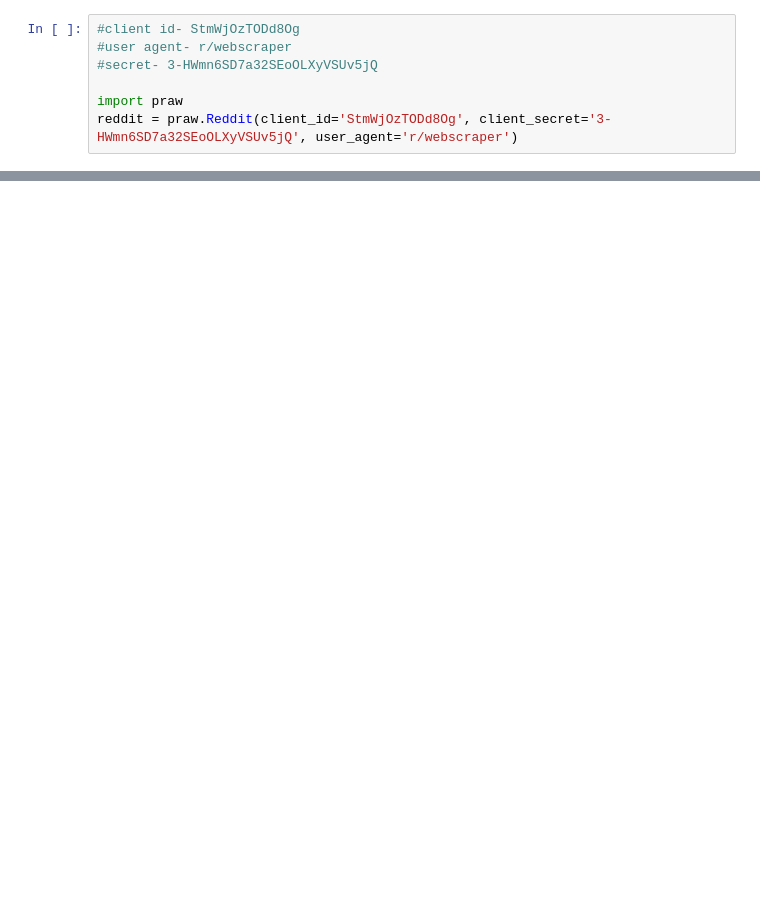
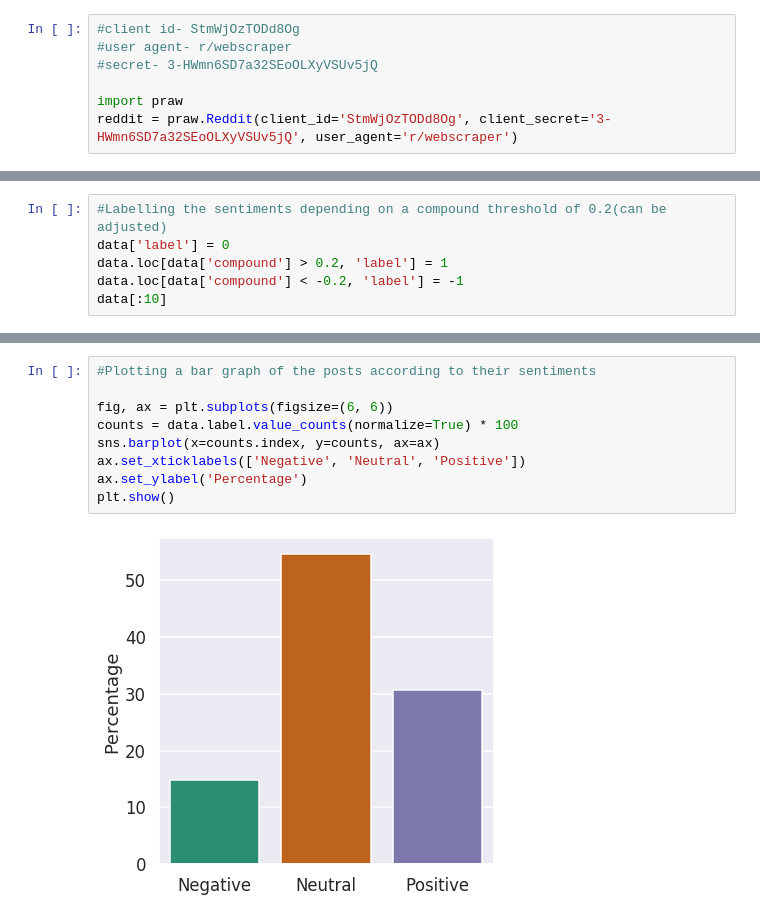
Before and after one commit to forkdump/reddityze, a Jupyter notebook: code/subreddit_analyzer.ipynb, the cells around one changed output, grey strips where cells are left out. Saved outputs shown, nothing was run; the diff lists cells and outputs as text; blank space fills up the shorter version.

```diff
--- a/code/subreddit_analyzer.ipynb
+++ b/code/subreddit_analyzer.ipynb
@@ -152,0 +170,6 @@ data.head()
+# %%
+#Labelling the sentiments depending on a compound threshold of 0.2(can be adjusted)
+data['label'] = 0
+data.loc[data['compound'] > 0.2, 'label'] = 1
+data.loc[data['compound'] < -0.2, 'label'] = -1
+data[:10]
@@ -152,0 +225,11 @@ data.head()
+# %%
+#Plotting a bar graph of the posts according to their sentiments
+
+fig, ax = plt.subplots(figsize=(6, 6))
+counts = data.label.value_counts(normalize=True) * 100
+sns.barplot(x=counts.index, y=counts, ax=ax)
+ax.set_xticklabels(['Negative', 'Neutral', 'Positive'])
+ax.set_ylabel('Percentage')
+plt.show()
+# %% [output]
+[figure, added]
```
Also changed, not shown: parts of 14 cells of this notebook, 1 other file.
